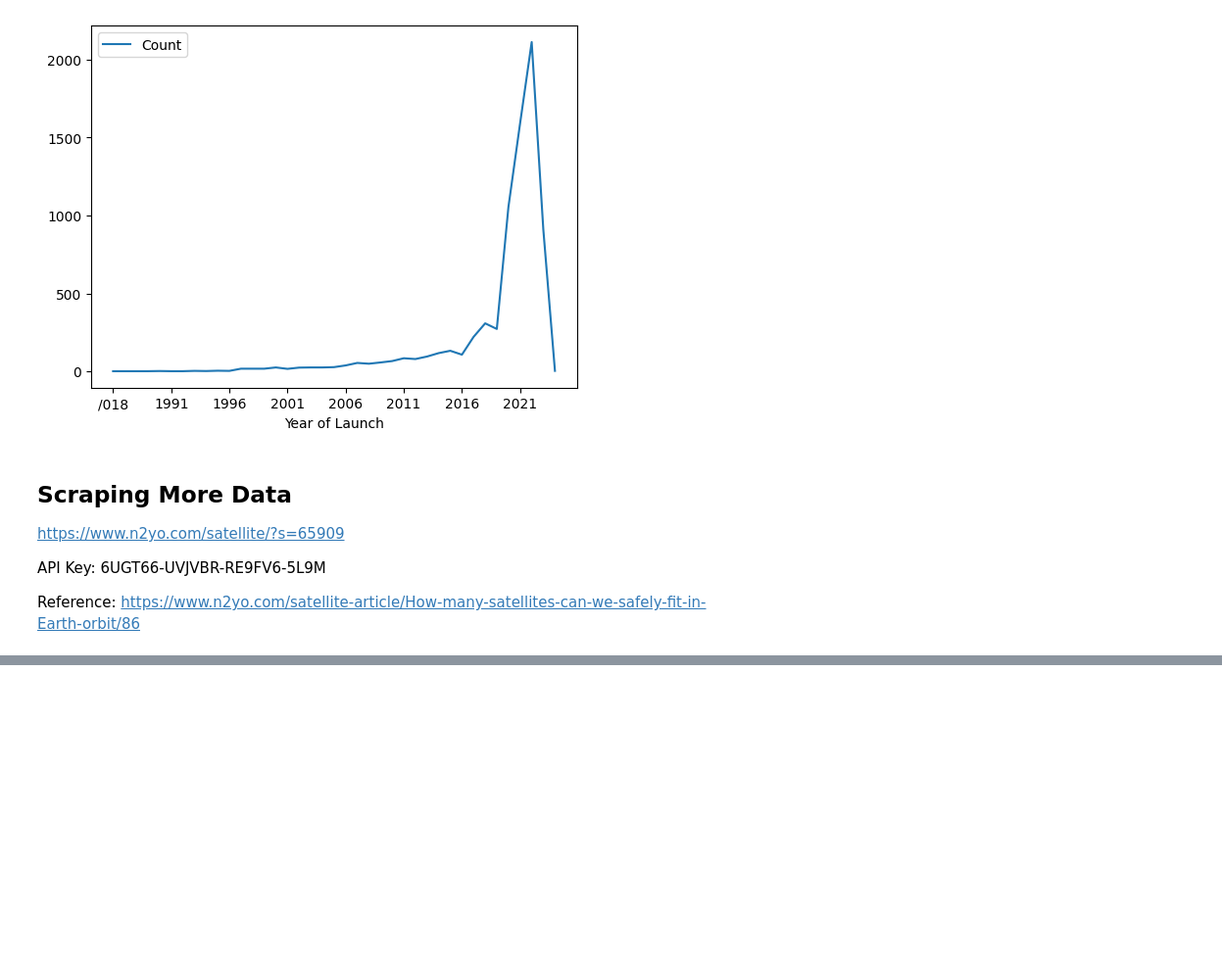
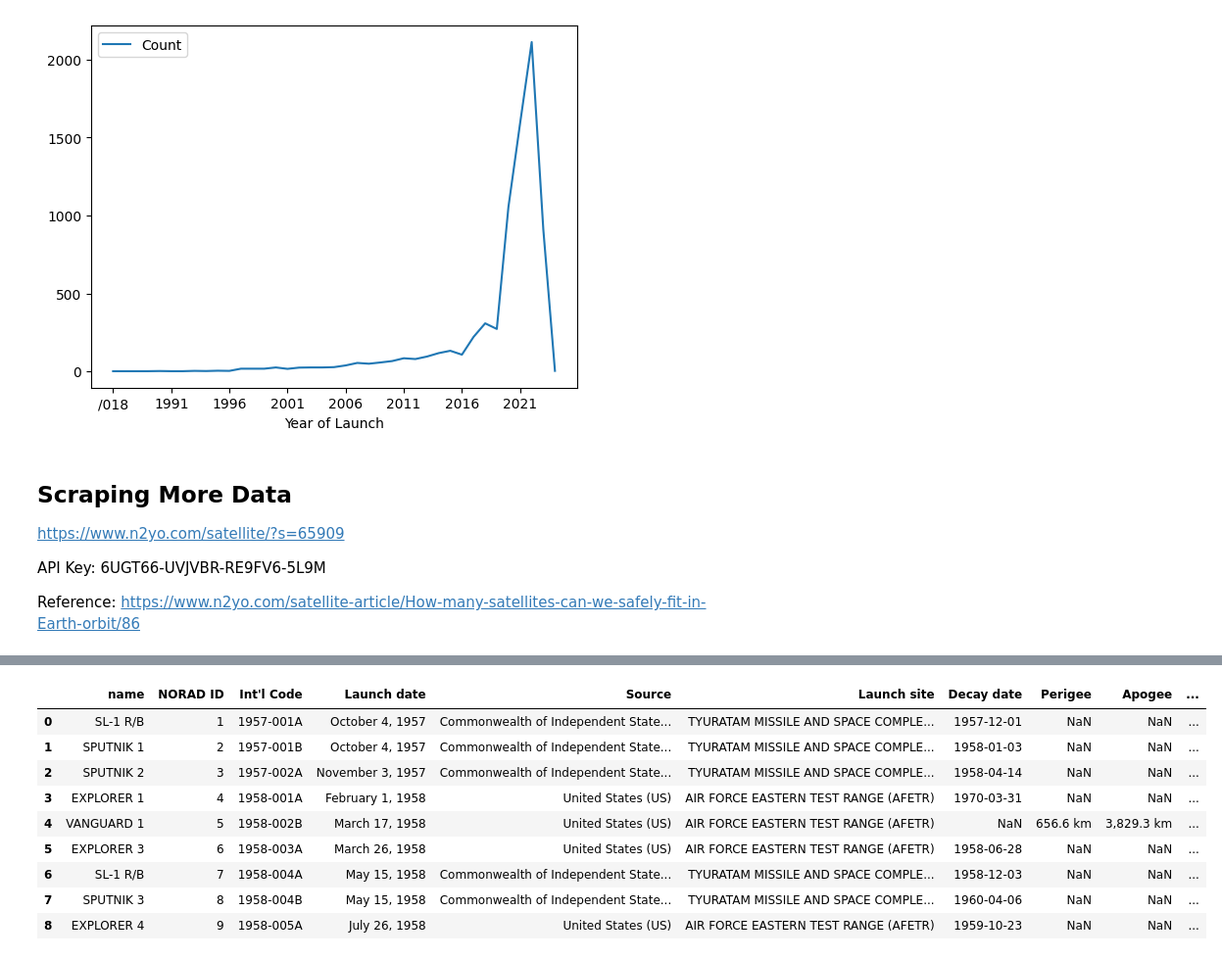
Before and after one commit to daemonchild/cardiffmet-dat5001-visualisation-of-data, a Jupyter notebook: assessment/pres1/dat5001-st20285213-tomrowan-pres1.ipynb, the cells around one changed output, grey strips where cells are left out. Shown at 98% size. Saved outputs shown, nothing was run; the diff lists cells and outputs as text; code cells hidden in the pictures; blank space fills up the shorter version.

```diff
--- a/assessment/pres1/dat5001-st20285213-tomrowan-pres1.ipynb
+++ b/assessment/pres1/dat5001-st20285213-tomrowan-pres1.ipynb
@@ -288,0 +325,20 @@ NameError: name 'html1' is not defined
+# %%
+sat_data_combined = []
+
+proxy_list = fetch_proxy_list()
+#65910
+for page in range (1, 65910):
+
+    # Get a random proxy from the list
+    proxy = get_random_proxy(proxy_list)
+    proxies = {'http': proxy}
+
+    url = base_url + str(page)
+
+    # Fetch the page
+    response = requests.get (url=url, proxies = proxies)
+    satellite_info = parse_satinfo(response.content)
+    sat_data_combined.append(satellite_info)
+    print ('.', end='')
+    if (page % 100 == 0):
+        print (page)
@@ -288,0 +364,15 @@ NameError: name 'html1' is not defined
+# %%
+new_sat_df = pd.DataFrame(sat_data_combined)
+new_sat_df.head(20)
+new_sat_df.to_csv('65k_satellites.csv')
+# %% [output]
+|  | name | NORAD ID | Int'l Code | Launch date | Source | Launch site | Decay date | Perigee | Apogee | ... |
+| 0 | SL-1 R/B | 1 | 1957-001A | October 4, 1957 | Commonwealth of Independent State... | TYURATAM MISSILE AND SPACE COMPLE... | 1957-12-01 | NaN | NaN | ... |
+| 1 | SPUTNIK 1 | 2 | 1957-001B | October 4, 1957 | Commonwealth of Independent State... | TYURATAM MISSILE AND SPACE COMPLE... | 1958-01-03 | NaN | NaN | ... |
+| 2 | SPUTNIK 2 | 3 | 1957-002A | November 3, 1957 | Commonwealth of Independent State... | TYURATAM MISSILE AND SPACE COMPLE... | 1958-04-14 | NaN | NaN | ... |
+| 3 | EXPLORER 1 | 4 | 1958-001A | February 1, 1958 | United States (US) | AIR FORCE EASTERN TEST RANGE (AFETR) | 1970-03-31 | NaN | NaN | ... |
+| 4 | VANGUARD 1 | 5 | 1958-002B | March 17, 1958 | United States (US) | AIR FORCE EASTERN TEST RANGE (AFETR) | NaN | 656.6 km | 3,829.3 km | ... |
+| 5 | EXPLORER 3 | 6 | 1958-003A | March 26, 1958 | United States (US) | AIR FORCE EASTERN TEST RANGE (AFETR) | 1958-06-28 | NaN | NaN | ... |
+| 6 | SL-1 R/B | 7 | 1958-004A | May 15, 1958 | Commonwealth of Independent State... | TYURATAM MISSILE AND SPACE COMPLE... | 1958-12-03 | NaN | NaN | ... |
+| 7 | SPUTNIK 3 | 8 | 1958-004B | May 15, 1958 | Commonwealth of Independent State... | TYURATAM MISSILE AND SPACE COMPLE... | 1960-04-06 | NaN | NaN | ... |
+| 8 | EXPLORER 4 | 9 | 1958-005A | July 26, 1958 | United States (US) | AIR FORCE EASTERN TEST RANGE (AFETR) | 1959-10-23 | NaN | NaN | ... |
```
Also changed, not shown: parts of 5 cells of this notebook.
